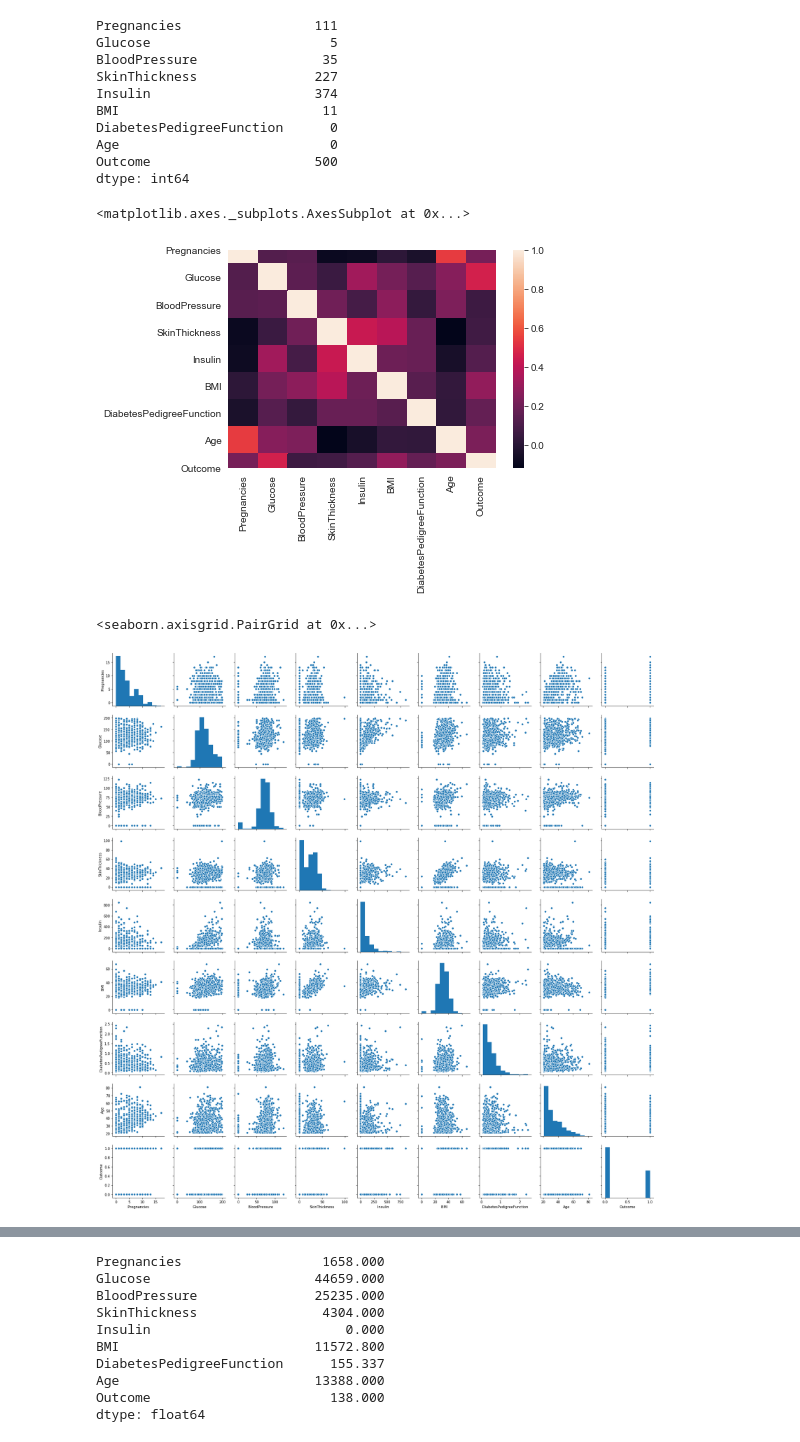
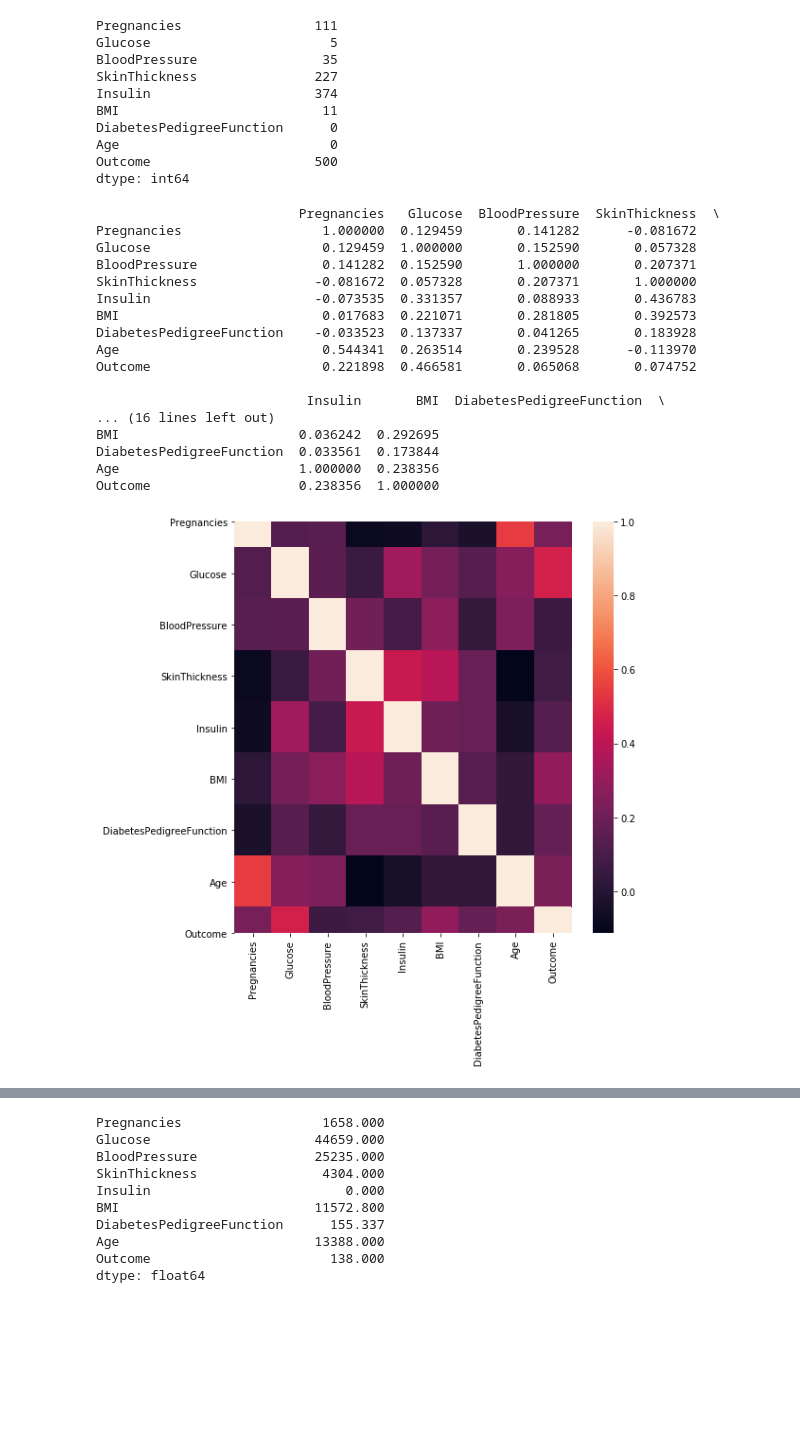
Before and after one commit to denisdunn/biased_random_forest, a Jupyter notebook: OneThreeBio-Copy1.ipynb, the cells around one changed output, grey strips where cells are left out. Saved outputs shown, nothing was run; the diff lists cells and outputs as text; code cells hidden in the pictures; blank space fills up the shorter version.

```diff
--- a/OneThreeBio-Copy1.ipynb
+++ b/OneThreeBio-Copy1.ipynb
@@ -94,16 +94,30 @@ Outcome                     500
 dtype: int64
 # %%
 #plot heatmap for correlation
+# nothing in the multicollinearity range (.7+), age & pregnancies are closest (.54), skinthickness & insulin (.43)
 corr = df.corr()
-#print(corr)
+print(corr)
+fig=plt.figure(figsize=(8, 8))
 sns.heatmap(corr,
          xticklabels=corr.columns,
          yticklabels=corr.columns)
+plt.show()
 # %% [output]
-<matplotlib.axes._subplots.AxesSubplot at 0x...>
+                          Pregnancies   Glucose  BloodPressure  SkinThickness  \
+Pregnancies                  1.000000  0.129459       0.141282      -0.081672
+Glucose                      0.129459  1.000000       0.152590       0.057328
+BloodPressure                0.141282  0.152590       1.000000       0.207371
+SkinThickness               -0.081672  0.057328       0.207371       1.000000
+Insulin                     -0.073535  0.331357       0.088933       0.436783
+BMI                          0.017683  0.221071       0.281805       0.392573
+DiabetesPedigreeFunction    -0.033523  0.137337       0.041265       0.183928
+Age                          0.544341  0.263514       0.239528      -0.113970
+Outcome                      0.221898  0.466581       0.065068       0.074752
+
+                           Insulin       BMI  DiabetesPedigreeFunction  \
+... (16 lines left out)
+BMI                       0.036242  0.292695
+DiabetesPedigreeFunction  0.033561  0.173844
+Age                       1.000000  0.238356
+Outcome                   0.238356  1.000000
-[figure, old version]
+[figure, new version]
-# %%
-sns.pairplot(df)
-# %% [output]
-<seaborn.axisgrid.PairGrid at 0x...>
-[figure, removed]
```
Also changed, not shown: parts of 92 cells of this notebook, 2 other files.
